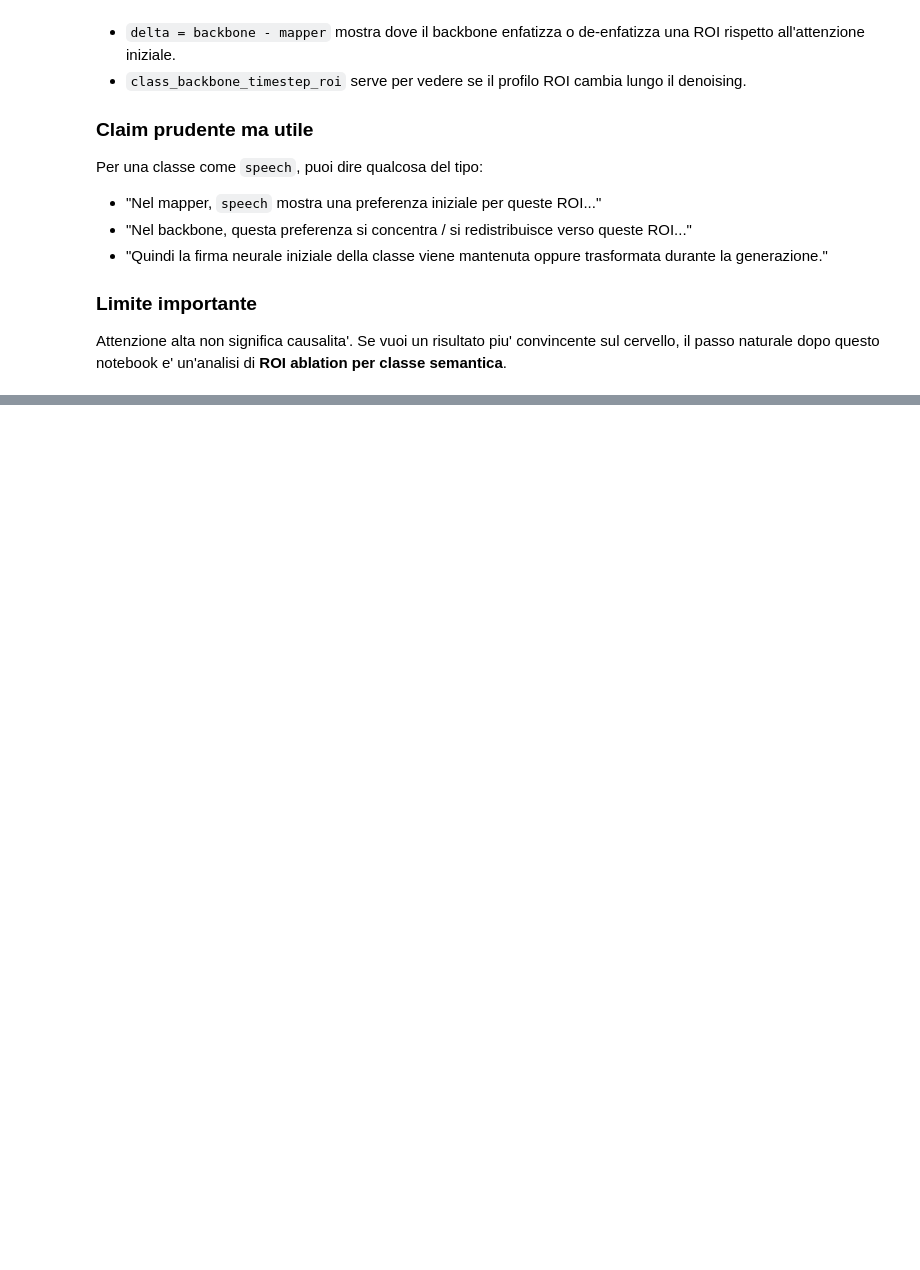
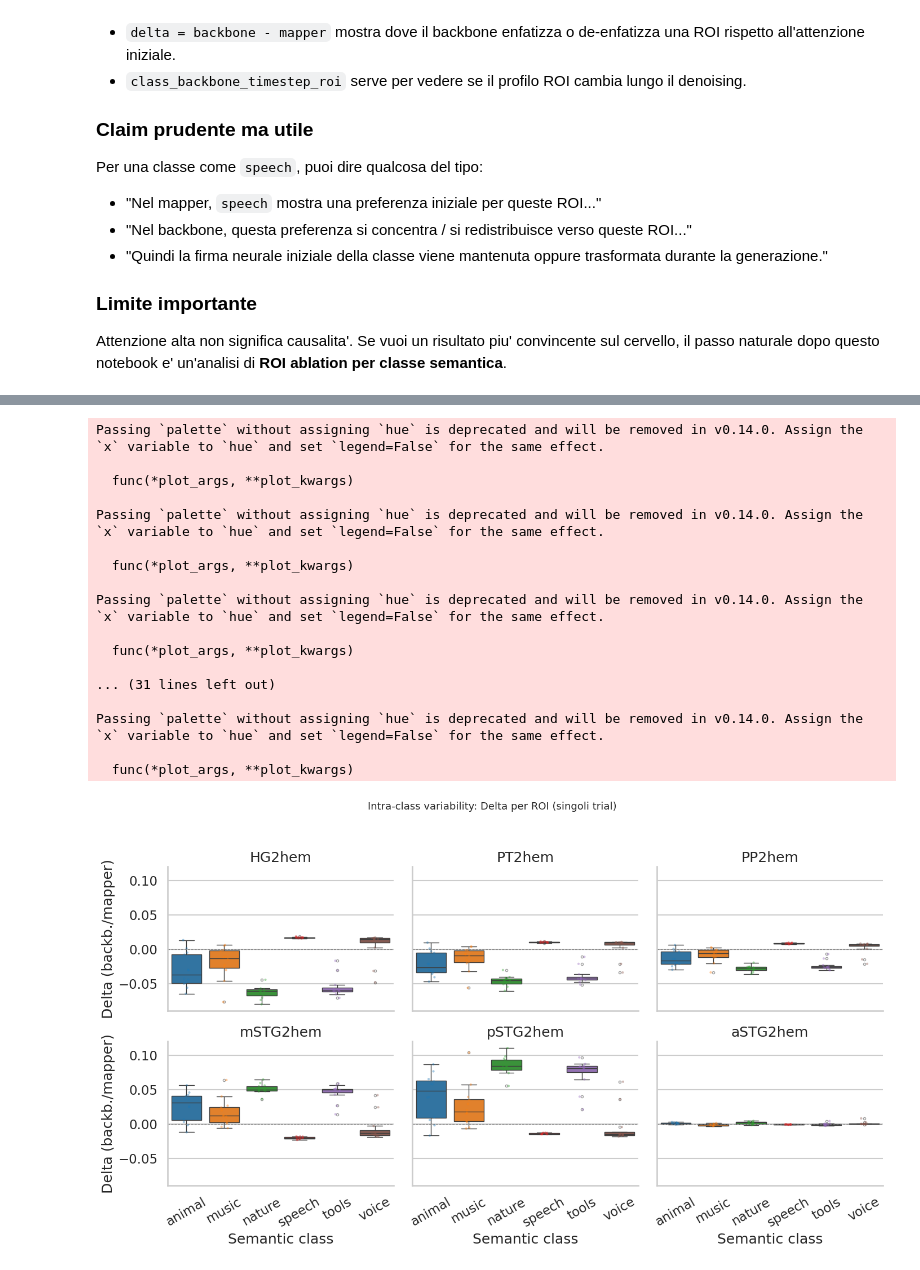
Before and after one commit to mattciff5/brainSounds, a Jupyter notebook: maas_model/analyze_roi_attention.ipynb, the cells around one changed output, grey strips where cells are left out. Cells and saved outputs as stored; diff of their text form; code cells hidden in the pictures; blank space fills up the shorter version.

```diff
--- a/maas_model/analyze_roi_attention.ipynb
+++ b/maas_model/analyze_roi_attention.ipynb
@@ -789,0 +1035,69 @@ Attenzione alta non significa causalita'. Se vuoi un risultato piu' convincente
+# %%
+# ── Plot 5: Variabilità intra-classe — boxplot per ROI e classe ───────────────
+# Mostra la distribuzione dei singoli trial per ogni ROI, separata per classe
+
+# Usiamo il delta per vedere dove il backbone è più variabile
+delta_long = trial_merged[['sound_idx', 'semantic_class']].copy()
+for r in ROI_LIST:
+    delta_long[r] = trial_merged[f'{r}_backbone'].values - trial_merged[f'{r}_mapper'].values
+
+delta_long_melt = delta_long.melt(
+    id_vars=['sound_idx', 'semantic_class'],
+    value_vars=ROI_LIST,
+    var_name='ROI',
+    value_name='delta'
+)
+
+g = sns.FacetGrid(
+    delta_long_melt,
+    col='ROI',
+    col_wrap=3,
+    height=4,
+    aspect=1.2,
+    sharey=True,
+)
+g.map_dataframe(
+    sns.boxplot,
+    x='semantic_class',
+    y='delta',
+    order=class_order,
+    palette='tab10',
+    flierprops=dict(marker='o', markersize=3, alpha=0.5),
+)
+g.map_dataframe(
+    sns.stripplot,
+    x='semantic_class',
+    y='delta',
+    order=class_order,
+    palette='tab10',
+    size=3,
+    alpha=0.4,
+    jitter=True,
+)
+g.set_axis_labels('Semantic class', 'Delta (backb./mapper)')
+g.set_titles(col_template='{col_name}')
+for ax in g.axes.flat:
+    ax.axhline(0, color='gray', linestyle='--', linewidth=0.8)
+    ax.tick_params(axis='x', rotation=30)
+g.figure.suptitle('Intra-class variability: Delta per ROI (singoli trial)', y=1.02, fontsize=13)
+plt.tight_layout()
+plt.show()
+# %% [output]
+Passing `palette` without assigning `hue` is deprecated and will be removed in v0.14.0. Assign the `x` variable to `hue` and set `legend=False` for the same effect.
+
+  func(*plot_args, **plot_kwargs)
+
+Passing `palette` without assigning `hue` is deprecated and will be removed in v0.14.0. Assign the `x` variable to `hue` and set `legend=False` for the same effect.
+
+  func(*plot_args, **plot_kwargs)
+
+Passing `palette` without assigning `hue` is deprecated and will be removed in v0.14.0. Assign the `x` variable to `hue` and set `legend=False` for the same effect.
+
+  func(*plot_args, **plot_kwargs)
+
+... (31 lines left out)
+
+Passing `palette` without assigning `hue` is deprecated and will be removed in v0.14.0. Assign the `x` variable to `hue` and set `legend=False` for the same effect.
+
+  func(*plot_args, **plot_kwargs)
+[figure, added]
```
Also changed, not shown: parts of 26 cells of this notebook.
